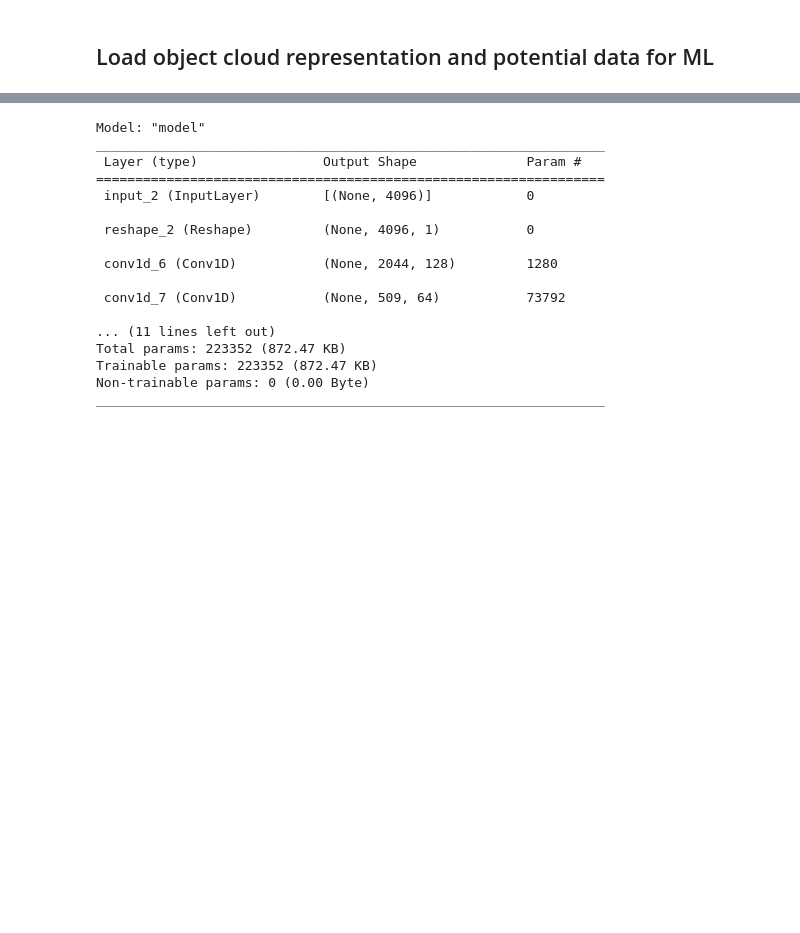
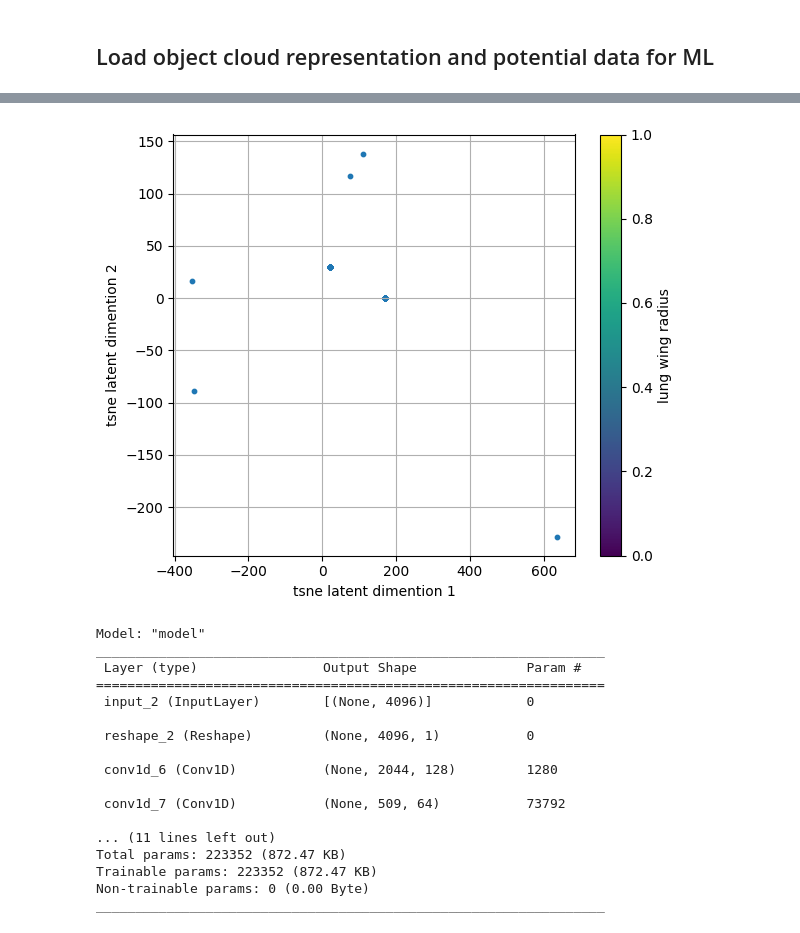
Before and after one commit to JacobTh98/3dIT, a Jupyter notebook: example.ipynb, the cells around one changed output, grey strips where cells are left out. Saved outputs shown, nothing was run; the diff lists cells and outputs as text; code cells hidden in the pictures; blank space fills up the shorter version.

```diff
--- a/example.ipynb
+++ b/example.ipynb
@@ -310,3 +351,19 @@ test_z_mean, test_z_log_var, test_z = vae.encoder.predict(Perms_test)
+# %%
+tsne = TSNE(n_components=2)
+# latent_space_2d = tsne.fit_transform(train_z_mean)  # latent data
+latent_space_2d = tsne.fit_transform(train_z_mean)  # latent data
+
+plt.figure(figsize=(6, 5))
+plt.scatter(latent_space_2d[:, 0], latent_space_2d[:, 1], s=10)
+plt.xlabel("tsne latent dimention 1")
+plt.ylabel("tsne latent dimention 2")
+plt.colorbar(label="lung wing radius")
+plt.grid()
+plt.tight_layout()
+# plt.savefig("../../beauty_of_latent_spaces/5.pdf")
+plt.show()
+# %% [output]
+[figure, added]
 # %%
 def mapper(input_shape=(4096,), latent_dim=8):
     mapper_inputs = layers.Input(shape=input_shape)
```
Also changed, not shown: parts of 19 cells of this notebook.
